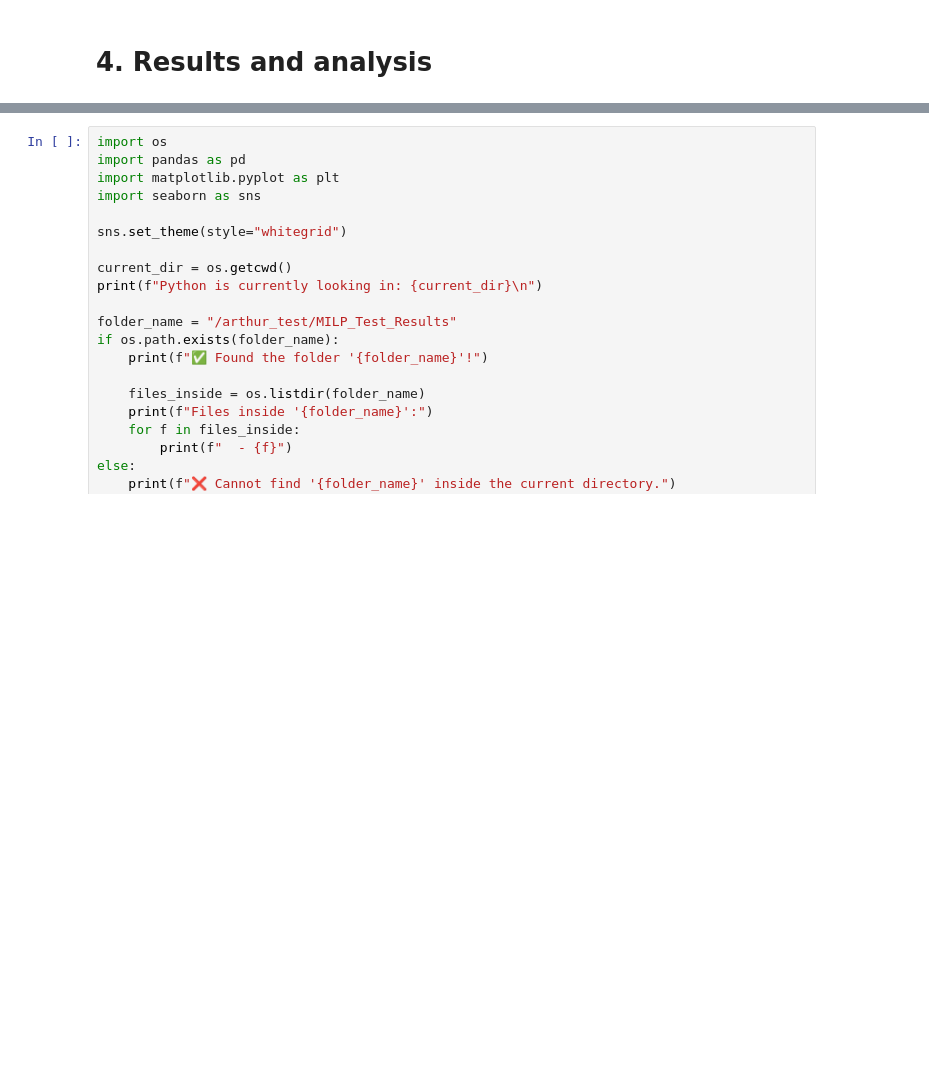
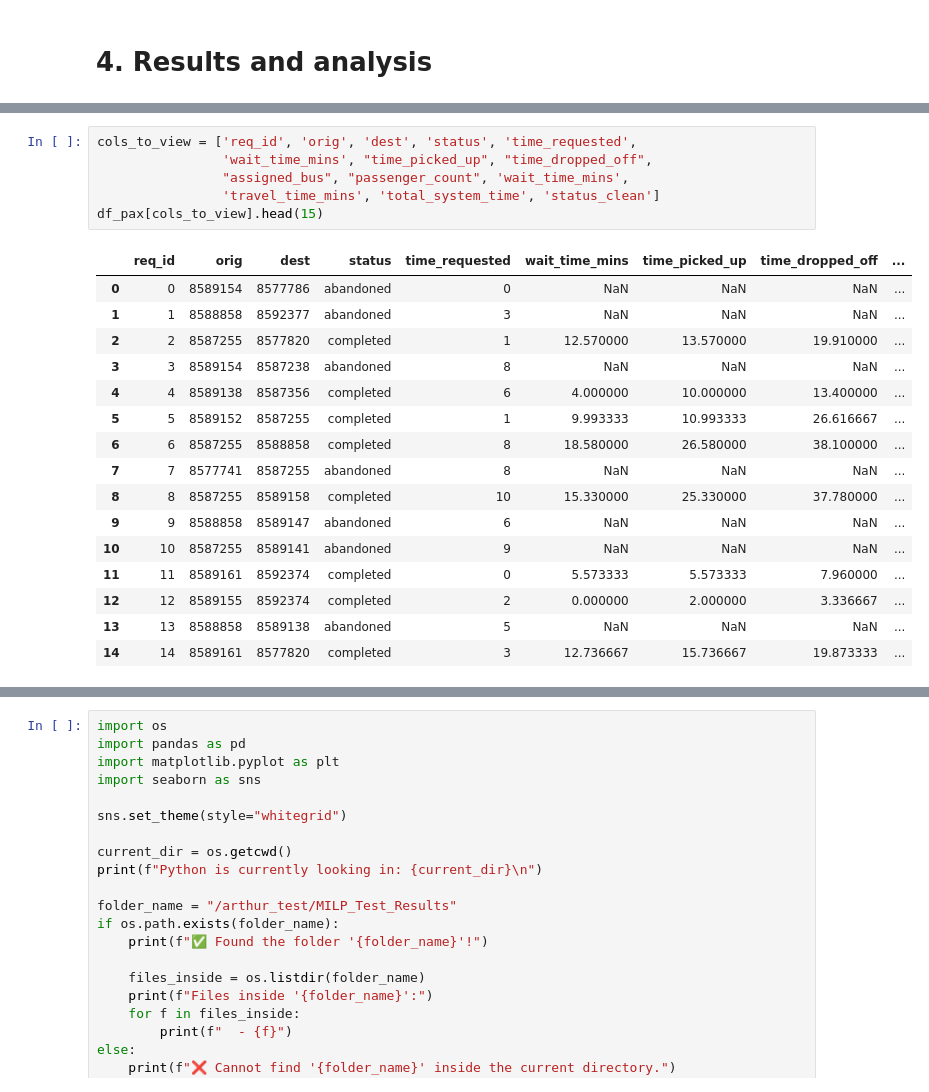
Before and after one commit to arthiu/Semester_Project_Meng_Xu, a Jupyter notebook: Minibus_simulation-main/Semester_project_final_arthur_final.ipynb, the cells around one changed output, grey strips where cells are left out. Cells and saved outputs as stored; diff of their text form; blank space fills up the shorter version.

```diff
--- a/Minibus_simulation-main/Semester_project_final_arthur_final.ipynb
+++ b/Minibus_simulation-main/Semester_project_final_arthur_final.ipynb
@@ -2553,0 +2670,23 @@ NameError: name 'routes' is not defined
+# %%
+cols_to_view = ['req_id', 'orig', 'dest', 'status', 'time_requested',
+                'wait_time_mins', "time_picked_up", "time_dropped_off",
+                "assigned_bus", "passenger_count", 'wait_time_mins',
+                'travel_time_mins', 'total_system_time', 'status_clean']
+df_pax[cols_to_view].head(15)
+# %% [output]
+|  | req_id | orig | dest | status | time_requested | wait_time_mins | time_picked_up | time_dropped_off | ... |
+| 0 | 0 | 8589154 | 8577786 | abandoned | 0 | NaN | NaN | NaN | ... |
+| 1 | 1 | 8588858 | 8592377 | abandoned | 3 | NaN | NaN | NaN | ... |
+| 2 | 2 | 8587255 | 8577820 | completed | 1 | 12.570000 | 13.570000 | 19.910000 | ... |
+| 3 | 3 | 8589154 | 8587238 | abandoned | 8 | NaN | NaN | NaN | ... |
+| 4 | 4 | 8589138 | 8587356 | completed | 6 | 4.000000 | 10.000000 | 13.400000 | ... |
+| 5 | 5 | 8589152 | 8587255 | completed | 1 | 9.993333 | 10.993333 | 26.616667 | ... |
+| 6 | 6 | 8587255 | 8588858 | completed | 8 | 18.580000 | 26.580000 | 38.100000 | ... |
+| 7 | 7 | 8577741 | 8587255 | abandoned | 8 | NaN | NaN | NaN | ... |
+| 8 | 8 | 8587255 | 8589158 | completed | 10 | 15.330000 | 25.330000 | 37.780000 | ... |
+| 9 | 9 | 8588858 | 8589147 | abandoned | 6 | NaN | NaN | NaN | ... |
+| 10 | 10 | 8587255 | 8589141 | abandoned | 9 | NaN | NaN | NaN | ... |
+| 11 | 11 | 8589161 | 8592374 | completed | 0 | 5.573333 | 5.573333 | 7.960000 | ... |
+| 12 | 12 | 8589155 | 8592374 | completed | 2 | 0.000000 | 2.000000 | 3.336667 | ... |
+| 13 | 13 | 8588858 | 8589138 | abandoned | 5 | NaN | NaN | NaN | ... |
+| 14 | 14 | 8589161 | 8577820 | completed | 3 | 12.736667 | 15.736667 | 19.873333 | ... |
```
Also changed, not shown: parts of 41 cells of this notebook, 23 other files.
